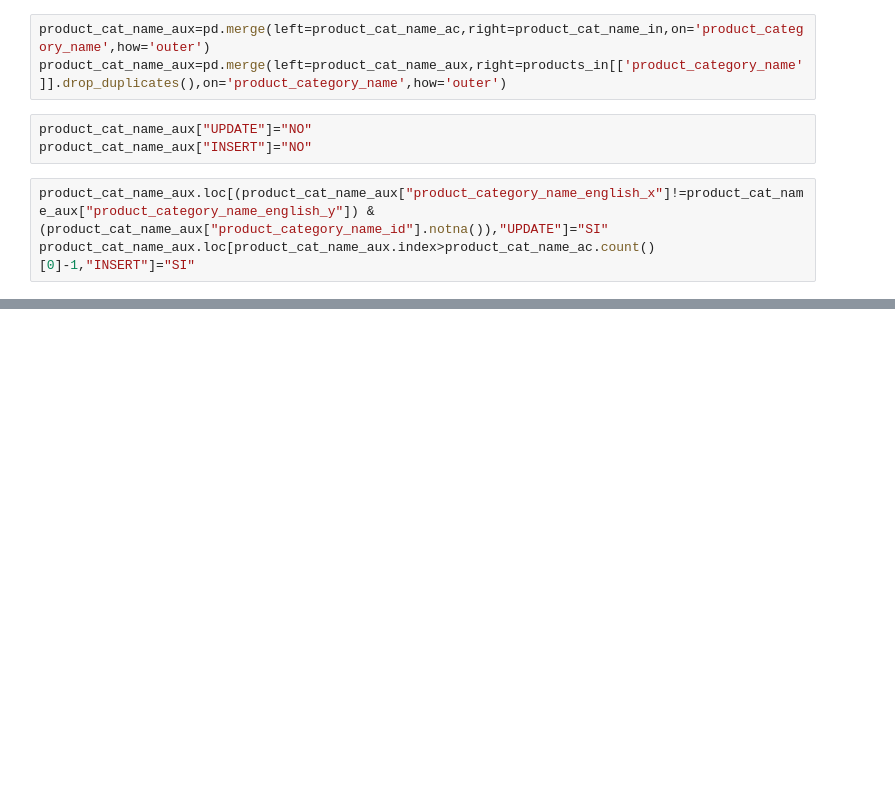
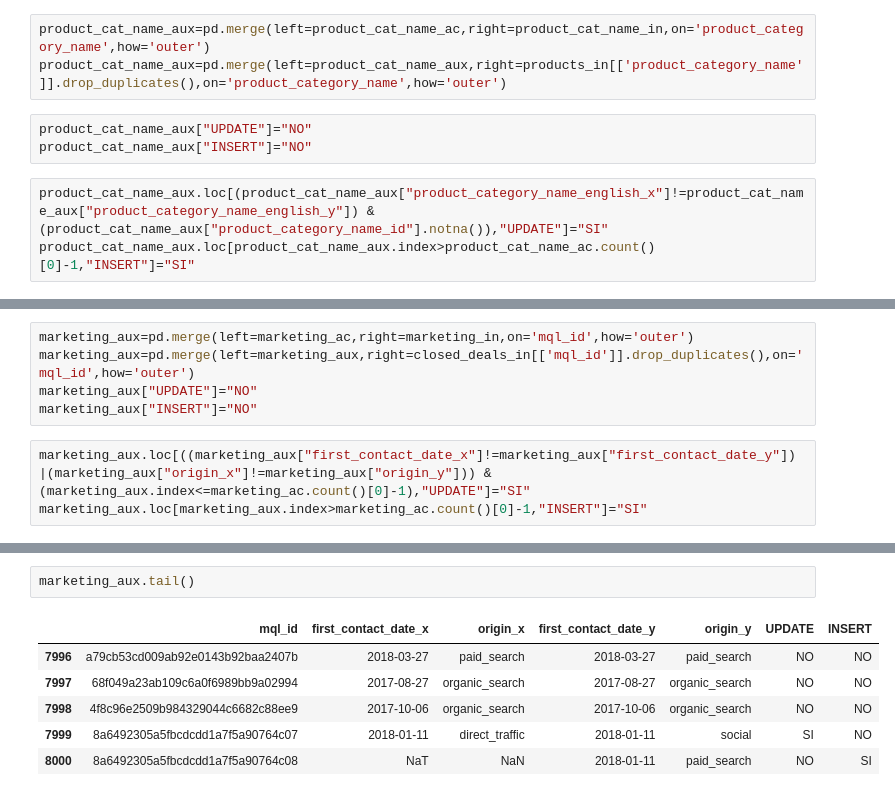
Before and after one commit to MelinaRG/Proyecto-Final-DATA, a Jupyter notebook: Incremental testing.ipynb, the cells around one changed output, grey strips where cells are left out. Cells and saved outputs as stored; diff of their text form; blank space fills up the shorter version.

```diff
--- a/Incremental testing.ipynb
+++ b/Incremental testing.ipynb
@@ -311,0 +311,8 @@ for i in insertindex:
+# %%
+marketing_aux=pd.merge(left=marketing_ac,right=marketing_in,on='mql_id',how='outer')
+marketing_aux=pd.merge(left=marketing_aux,right=closed_deals_in[['mql_id']].drop_duplicates(),on='mql_id',how='outer')
+marketing_aux["UPDATE"]="NO"
+marketing_aux["INSERT"]="NO"
+# %%
+marketing_aux.loc[((marketing_aux["first_contact_date_x"]!=marketing_aux["first_contact_date_y"]) |(marketing_aux["origin_x"]!=marketing_aux["origin_y"])) &(marketing_aux.index<=marketing_ac.count()[0]-1),"UPDATE"]="SI"
+marketing_aux.loc[marketing_aux.index>marketing_ac.count()[0]-1,"INSERT"]="SI"
@@ -311,0 +343,9 @@ for i in insertindex:
+# %%
+marketing_aux.tail()
+# %% [output]
+|  | mql_id | first_contact_date_x | origin_x | first_contact_date_y | origin_y | UPDATE | INSERT |
+| 7996 | a79cb53cd009ab92e0143b92baa2407b | 2018-03-27 | paid_search | 2018-03-27 | paid_search | NO | NO |
+| 7997 | 68f049a23ab109c6a0f6989bb9a02994 | 2017-08-27 | organic_search | 2017-08-27 | organic_search | NO | NO |
+| 7998 | 4f8c96e2509b984329044c6682c88ee9 | 2017-10-06 | organic_search | 2017-10-06 | organic_search | NO | NO |
+| 7999 | 8a6492305a5fbcdcdd1a7f5a90764c07 | 2018-01-11 | direct_traffic | 2018-01-11 | social | SI | NO |
+| 8000 | 8a6492305a5fbcdcdd1a7f5a90764c08 | NaT | NaN | 2018-01-11 | paid_search | NO | SI |
```
Also changed, not shown: parts of 24 cells of this notebook, 2 other files.
